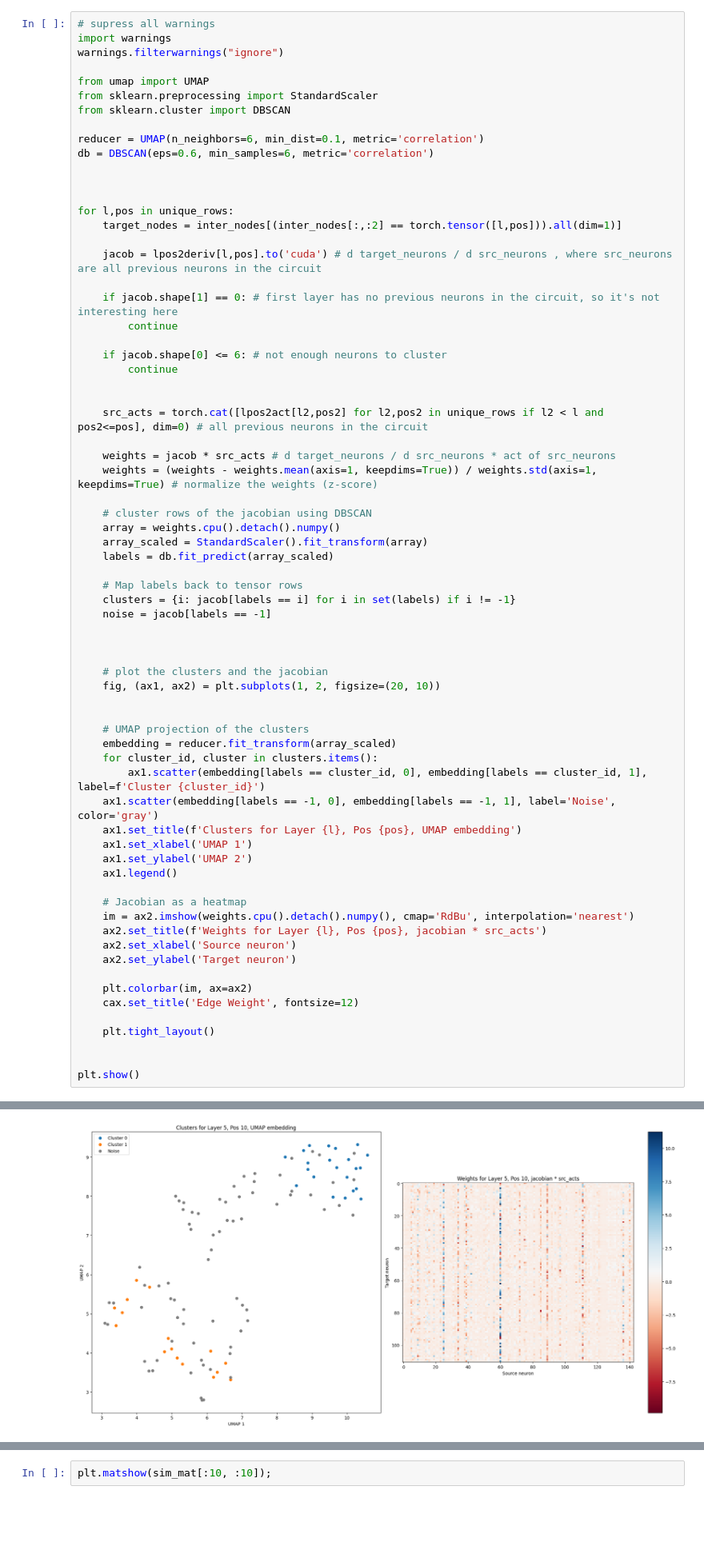
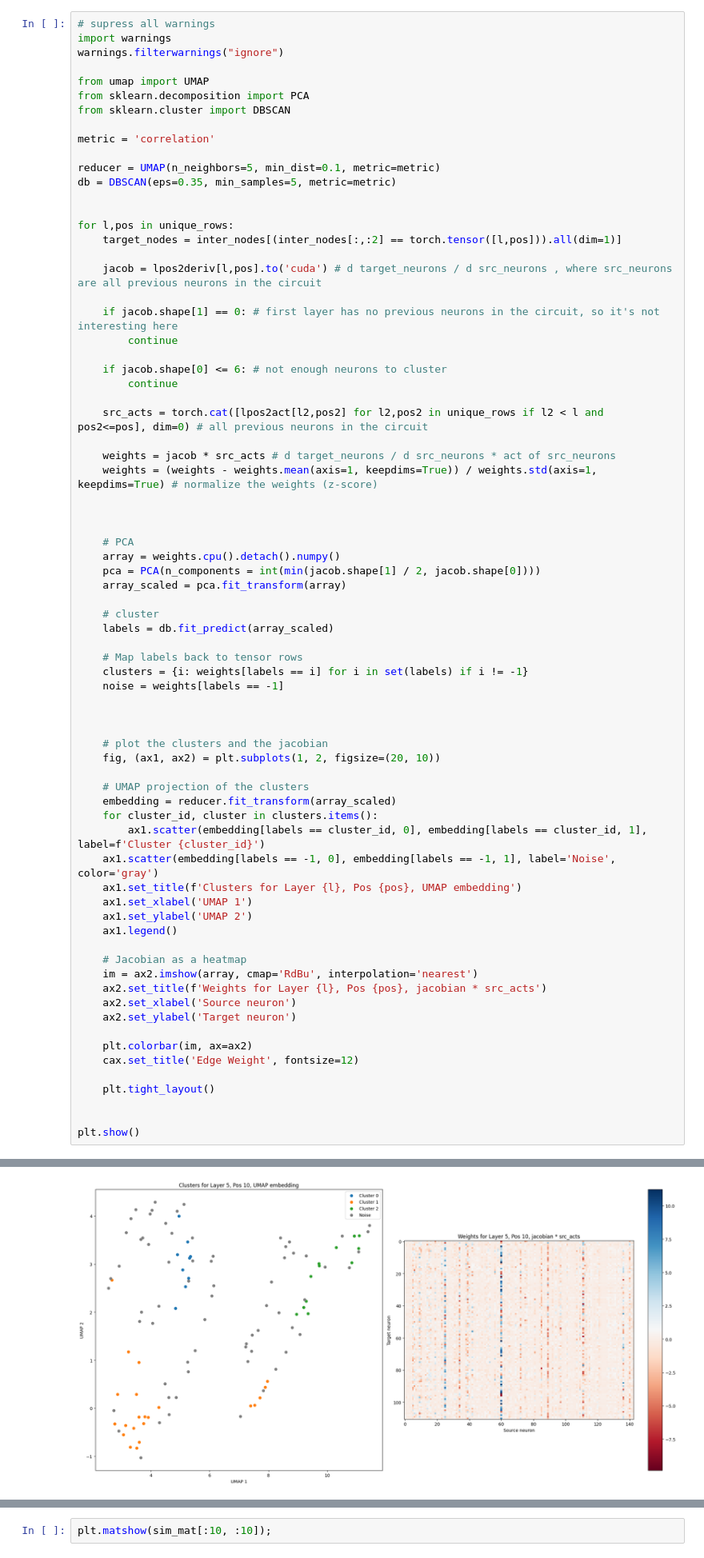
Before and after one commit to D4niel0s/NLP_project_circuits, a Jupyter notebook: neuron-clusters-influence.ipynb, the cells around one changed output, grey strips where cells are left out. Shown at 80% size. Saved outputs shown, nothing was run; the diff lists cells and outputs as text; blank space fills up the shorter version.

Commit message:
PCA -> cluster

```diff
--- a/neuron-clusters-influence.ipynb
+++ b/neuron-clusters-influence.ipynb
@@ -722,12 +722,13 @@ import warnings
 warnings.filterwarnings("ignore")
 
 from umap import UMAP
-from sklearn.preprocessing import StandardScaler
+from sklearn.decomposition import PCA
 from sklearn.cluster import DBSCAN
 
-reducer = UMAP(n_neighbors=6, min_dist=0.1, metric='correlation')
-db = DBSCAN(eps=0.6, min_samples=6, metric='correlation')
+metric = 'correlation'
 
+reducer = UMAP(n_neighbors=5, min_dist=0.1, metric=metric)
+db = DBSCAN(eps=0.35, min_samples=5, metric=metric)
 
 
 for l,pos in unique_rows:
@@ -741,26 +742,29 @@ for l,pos in unique_rows:
     if jacob.shape[0] <= 6: # not enough neurons to cluster
         continue
 
-
     src_acts = torch.cat([lpos2act[l2,pos2] for l2,pos2 in unique_rows if l2 < l and pos2<=pos], dim=0) # all previous neurons in the circuit
 
     weights = jacob * src_acts # d target_neurons / d src_neurons * act of src_neurons
     weights = (weights - weights.mean(axis=1, keepdims=True)) / weights.std(axis=1, keepdims=True) # normalize the weights (z-score)
 
-    # cluster rows of the jacobian using DBSCAN
+
+
+    # PCA
     array = weights.cpu().detach().numpy()
-    array_scaled = StandardScaler().fit_transform(array)
+    pca = PCA(n_components = int(min(jacob.shape[1] / 2, jacob.shape[0])))
+    array_scaled = pca.fit_transform(array)
+
+    # cluster
     labels = db.fit_predict(array_scaled)
 
     # Map labels back to tensor rows
-    clusters = {i: jacob[labels == i] for i in set(labels) if i != -1}
-    noise = jacob[labels == -1]
+    clusters = {i: weights[labels == i] for i in set(labels) if i != -1}
+    noise = weights[labels == -1]
 
 
 
     # plot the clusters and the jacobian
     fig, (ax1, ax2) = plt.subplots(1, 2, figsize=(20, 10))
-
 
     # UMAP projection of the clusters
     embedding = reducer.fit_transform(array_scaled)
@@ -773,7 +777,7 @@ for l,pos in unique_rows:
     ax1.legend()
 
     # Jacobian as a heatmap
-    im = ax2.imshow(weights.cpu().detach().numpy(), cmap='RdBu', interpolation='nearest')
+    im = ax2.imshow(array, cmap='RdBu', interpolation='nearest')
     ax2.set_title(f'Weights for Layer {l}, Pos {pos}, jacobian * src_acts')
     ax2.set_xlabel('Source neuron')
     ax2.set_ylabel('Target neuron')
@@ -791 +795 @@ plt.show()
-[figure, old version]
+[figure, new version]
```
Also changed, not shown: parts of 1 cell of this notebook.
